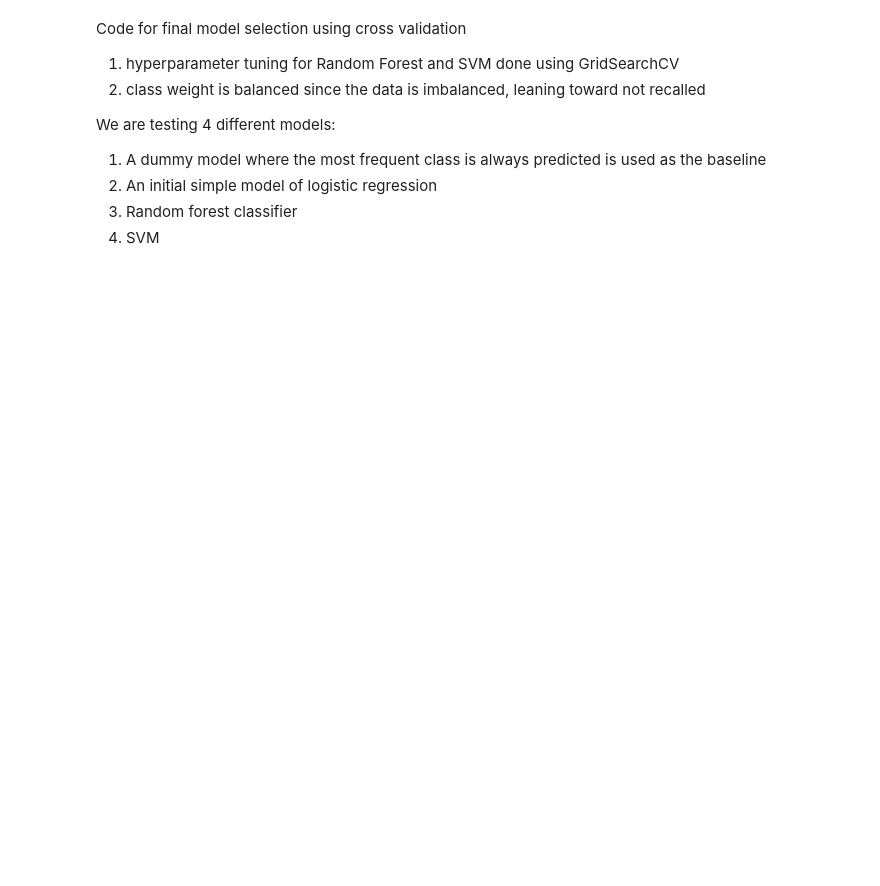
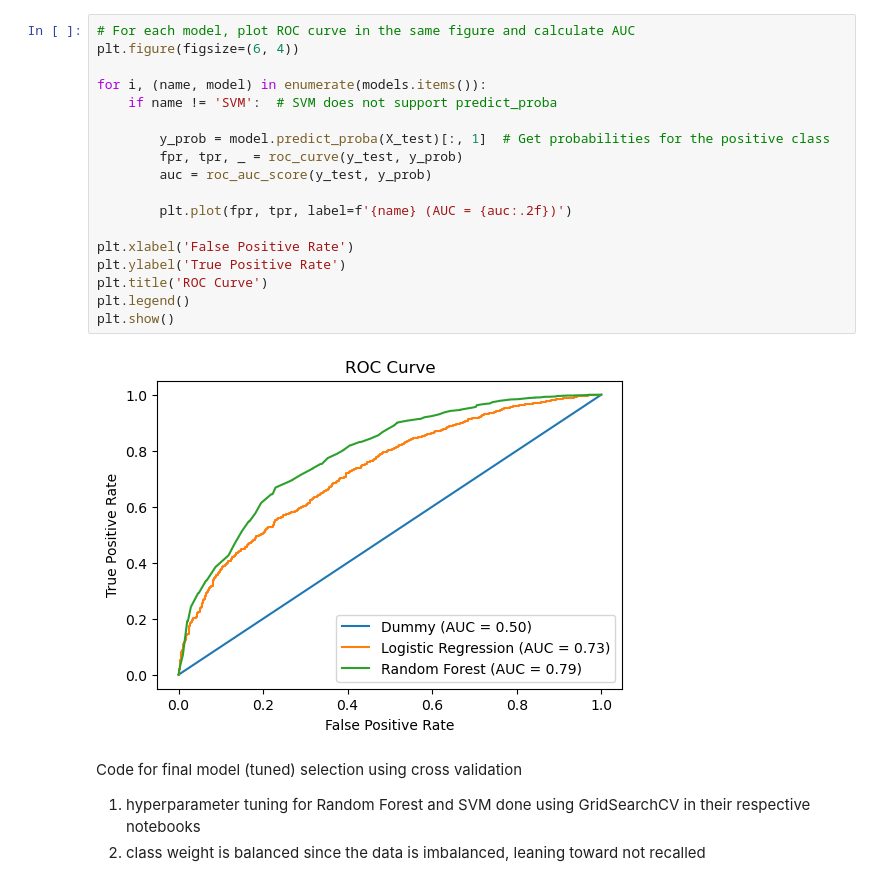
Before and after one commit to YucongLei-0503/Total-Recalls, a Jupyter notebook: Predictive_Models/model_compare.ipynb, the cells around one changed output. Saved outputs shown, nothing was run; the diff lists cells and outputs as text; blank space fills up the shorter version.

Commit message:
pre and post tuning model comparison

```diff
--- a/Predictive_Models/model_compare.ipynb
+++ b/Predictive_Models/model_compare.ipynb
@@ -56,11 +126,25 @@ Row count: 18287 recall bool 0: 2969 recall bool 1: 15318
+# %%
+# For each model, plot ROC curve in the same figure and calculate AUC
+plt.figure(figsize=(6, 4))
+
+for i, (name, model) in enumerate(models.items()):
+    if name != 'SVM':  # SVM does not support predict_proba
+
+        y_prob = model.predict_proba(X_test)[:, 1]  # Get probabilities for the positive class
+        fpr, tpr, _ = roc_curve(y_test, y_prob)
+        auc = roc_auc_score(y_test, y_prob)
+
+        plt.plot(fpr, tpr, label=f'{name} (AUC = {auc:.2f})')
+
+plt.xlabel('False Positive Rate')
+plt.ylabel('True Positive Rate')
+plt.title('ROC Curve')
+plt.legend()
+plt.show()
+# %% [output]
+[figure, added]
 # %% [markdown]
-Code for final model selection using cross validation
-1. hyperparameter tuning for Random Forest and SVM done using GridSearchCV
+Code for final model (tuned) selection using cross validation
+1. hyperparameter tuning for Random Forest and SVM done using GridSearchCV in their respective notebooks
 2. class weight is balanced since the data is imbalanced, leaning toward not recalled
-
-We are testing 4 different models:
-1. A dummy model where the most frequent class is always predicted is used as the baseline
-2. An initial simple model of logistic regression
-3. Random forest classifier
-4. SVM
 # %%
```
Also changed, not shown: parts of 7 cells of this notebook.
